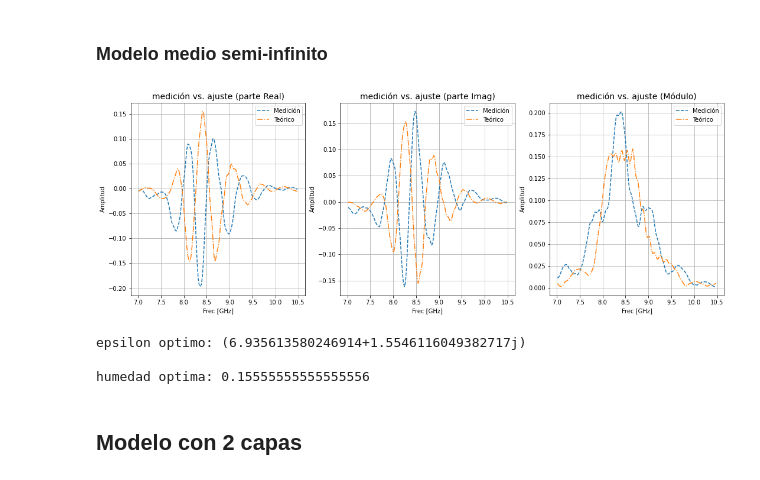
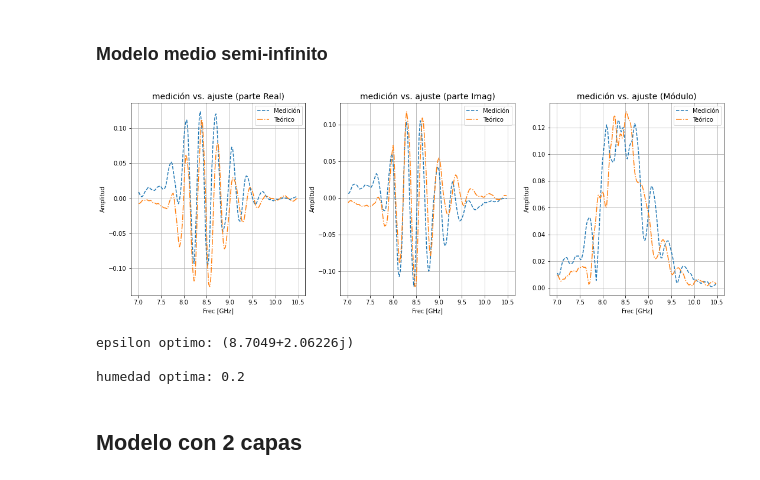
Before and after one commit to Coraline-github/tesis, a Jupyter notebook: mediciones_09_06/ajustes_09_06.ipynb, the cells around one changed output. Drawn from its saved outputs; the diff is of its cells as text; code cells hidden in the pictures.

```diff
--- a/mediciones_09_06/ajustes_09_06.ipynb
+++ b/mediciones_09_06/ajustes_09_06.ipynb
@@ -54,7 +55,7 @@ D = ['35cm','44cm','65cm','84cm']
 h = (0.35, 0.44, 0.65, 0.84)
 
 #elegir etre 0 y 3
-NUMERO = 1
+NUMERO = 2
 
 altura = alturas[NUMERO]
 D = D[NUMERO]
@@ -611,39 +612,39 @@ error_mae = e_mae[ind]
 # %%
 fig , ax = plt.subplots(nrows=1, ncols=3, figsize=(18,6))
 
-ax[0].plot(f_norm,np.real(Star_avg_fpos),'--',label='Medición')
+ax[0].plot(f_norm,-np.real(Star_avg_fpos),'--',label='Medición')
 ax[0].plot(f_norm,np.real(S_op),'-.',label='Teórico')
 ax[0].grid('on')
 ax[0].legend(loc="best",fontsize=10)
 ax[0].set_xlabel('Frec [GHz]')
 ax[0].set_ylabel('Amplitud')
 ax[0].set_title( 'medición vs. ajuste (parte Real)', fontsize=14) #, fontstyle='normal')
 
-ax[1].plot(f_norm,np.imag(Star_avg_fpos),'--',label='Medición')
+ax[1].plot(f_norm,-np.imag(Star_avg_fpos),'--',label='Medición')
 ax[1].plot(f_norm,np.imag(S_op),'-.',label='Teórico')
 ax[1].grid('on')
 ax[1].legend(loc="best",fontsize=10)
 ax[1].set_xlabel('Frec [GHz]')
 ax[1].set_ylabel('Amplitud')
 ax[1].set_title( 'medición vs. ajuste (parte Imag)', fontsize=14) #, fontstyle='normal')
 
 ax[2].plot(f_norm,np.abs(Star_avg_fpos),'--',label='Medición')
 ax[2].plot(f_norm,np.abs(S_op),'-.',label='Teórico')
 ax[2].grid('on')
 ax[2].legend(loc="best",fontsize=10)
 ax[2].set_xlabel('Frec [GHz]')
 ax[2].set_ylabel('Amplitud')
 ax[2].set_title( 'medición vs. ajuste (Módulo)', fontsize=14) #, fontstyle='normal')
 plt.show()
 
 print('epsilon optimo:', ep_op)
 print()
 print('humedad optima:', mv_op)
 # %% [output]
-[figure, old version]
+[figure, new version]
-epsilon optimo: (6.935613580246914+1.5546116049382717j)
+epsilon optimo: (8.7049+2.06226j)
 
-humedad optima: 0.15555555555555556
+humedad optima: 0.2
 # %% [markdown]
 ## Modelo con 2 capas
 # %%
```
Also changed, not shown: parts of 10 cells of this notebook, 23 other files.
